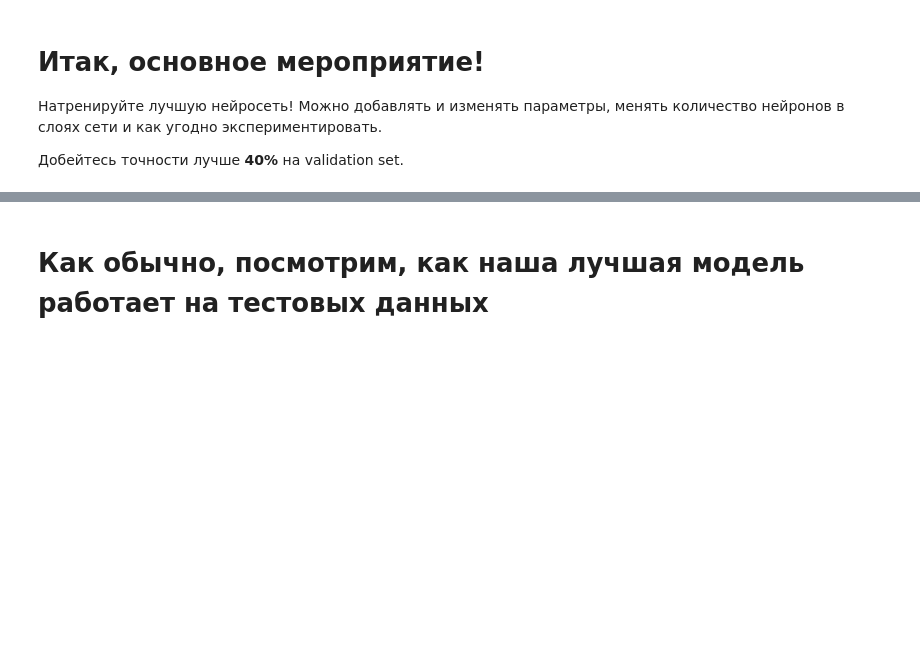
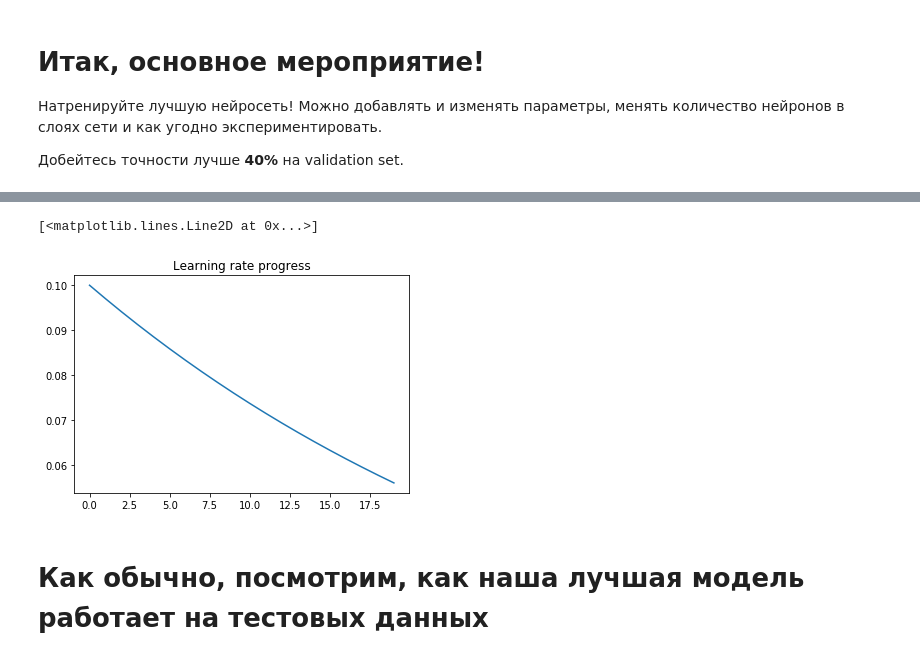
Before and after one commit to igorg9810/NeuralNetworks, a Jupyter notebook: Neural Network.ipynb, the cells around one changed output, grey strips where cells are left out. Drawn from its saved outputs; the diff is of its cells as text; code cells hidden in the pictures; blank space fills up the shorter version.

```diff
--- a/Neural Network.ipynb
+++ b/Neural Network.ipynb
@@ -467,3 +458,9 @@ plt.plot(val_history)
+# %%
+plt.title("Learning rate progress")
+plt.plot(learning_rate_history)
+# %% [output]
+[<matplotlib.lines.Line2D at 0x...>]
+[figure, added]
 # %% [markdown]
 # Как обычно, посмотрим, как наша лучшая модель работает на тестовых данных
 # %%
```
Also changed, not shown: parts of 6 cells of this notebook, 1 other file.
